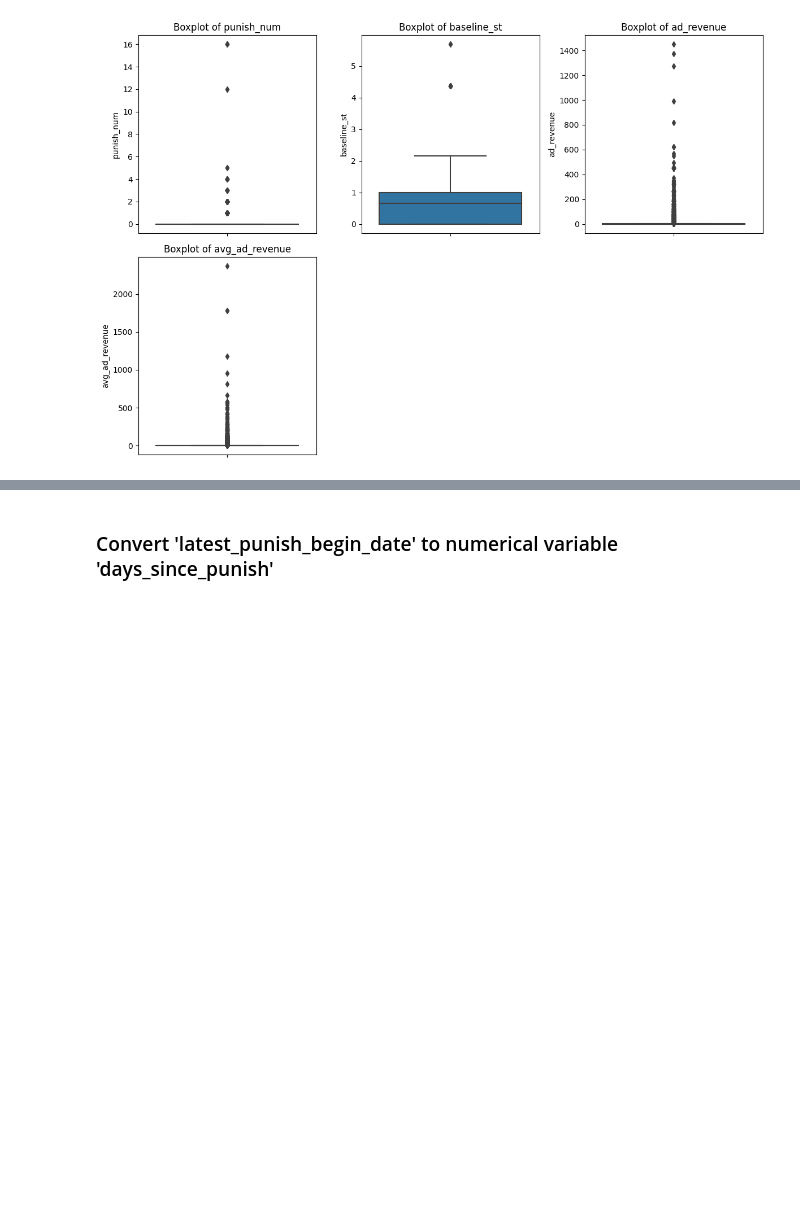
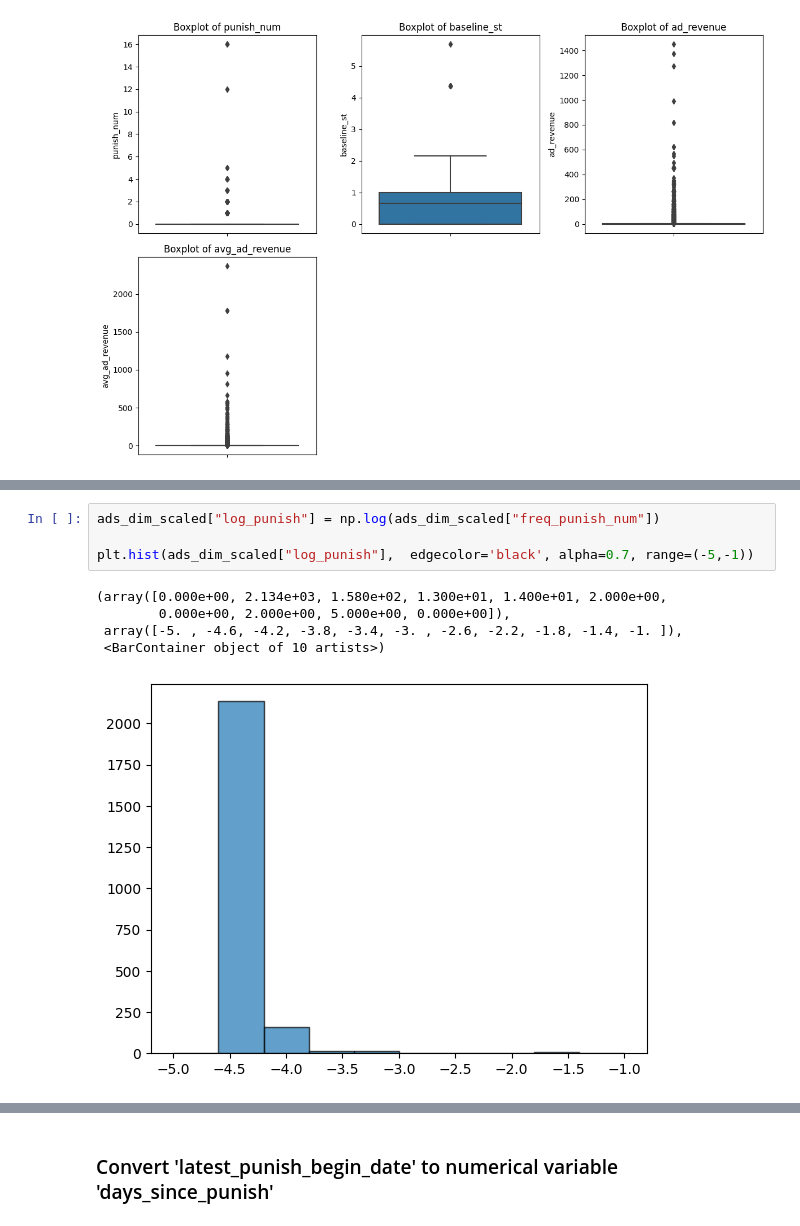
Before and after one commit to Lu-Yi-Fan/Tiktok-hackerthon, a Jupyter notebook: main.ipynb, the cells around one changed output, grey strips where cells are left out. Drawn from its saved outputs; the diff is of its cells as text; blank space fills up the shorter version.

```diff
--- a/main.ipynb
+++ b/main.ipynb
@@ -379,0 +409,10 @@ plt.show()
+# %%
+ads_dim_scaled["log_punish"] = np.log(ads_dim_scaled["freq_punish_num"])
+
+plt.hist(ads_dim_scaled["log_punish"],  edgecolor='black', alpha=0.7, range=(-5,-1))
+# %% [output]
+(array([0.000e+00, 2.134e+03, 1.580e+02, 1.300e+01, 1.400e+01, 2.000e+00,
+        0.000e+00, 2.000e+00, 5.000e+00, 0.000e+00]),
+ array([-5. , -4.6, -4.2, -3.8, -3.4, -3. , -2.6, -2.2, -1.8, -1.4, -1. ]),
+ <BarContainer object of 10 artists>)
+[figure, added]
```
Also changed, not shown: parts of 24 cells of this notebook.
